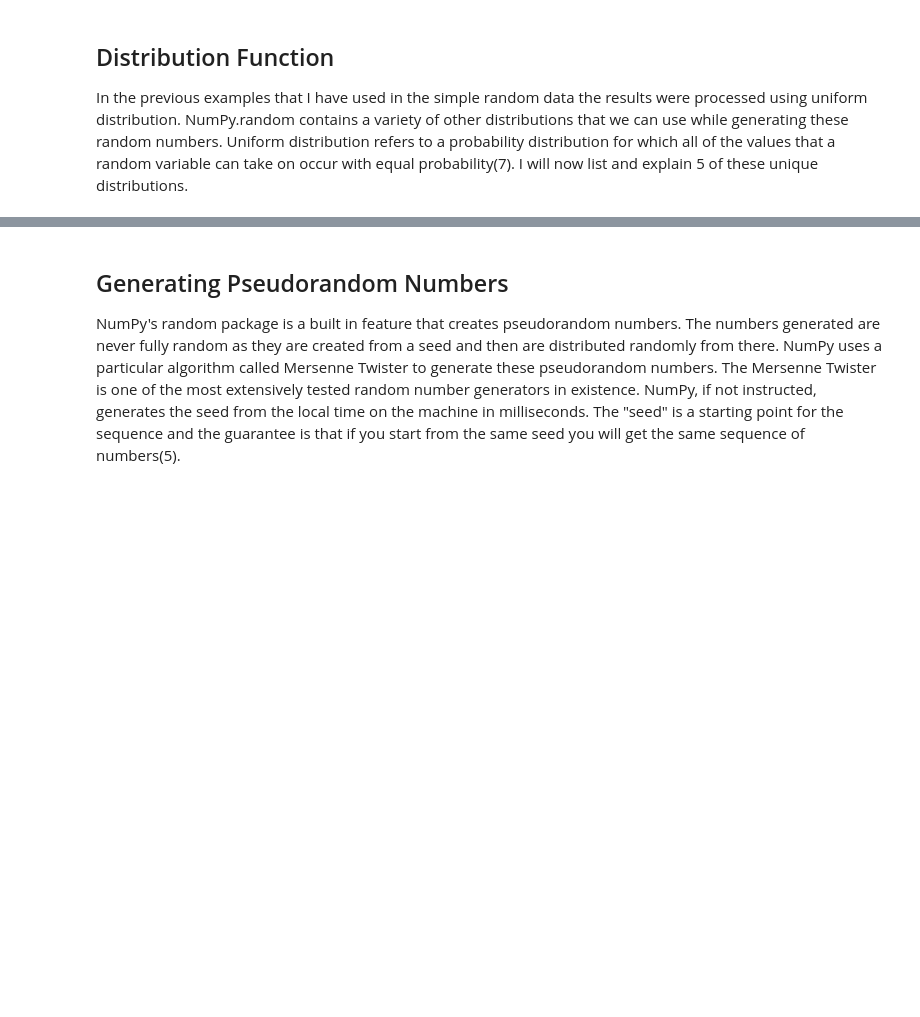
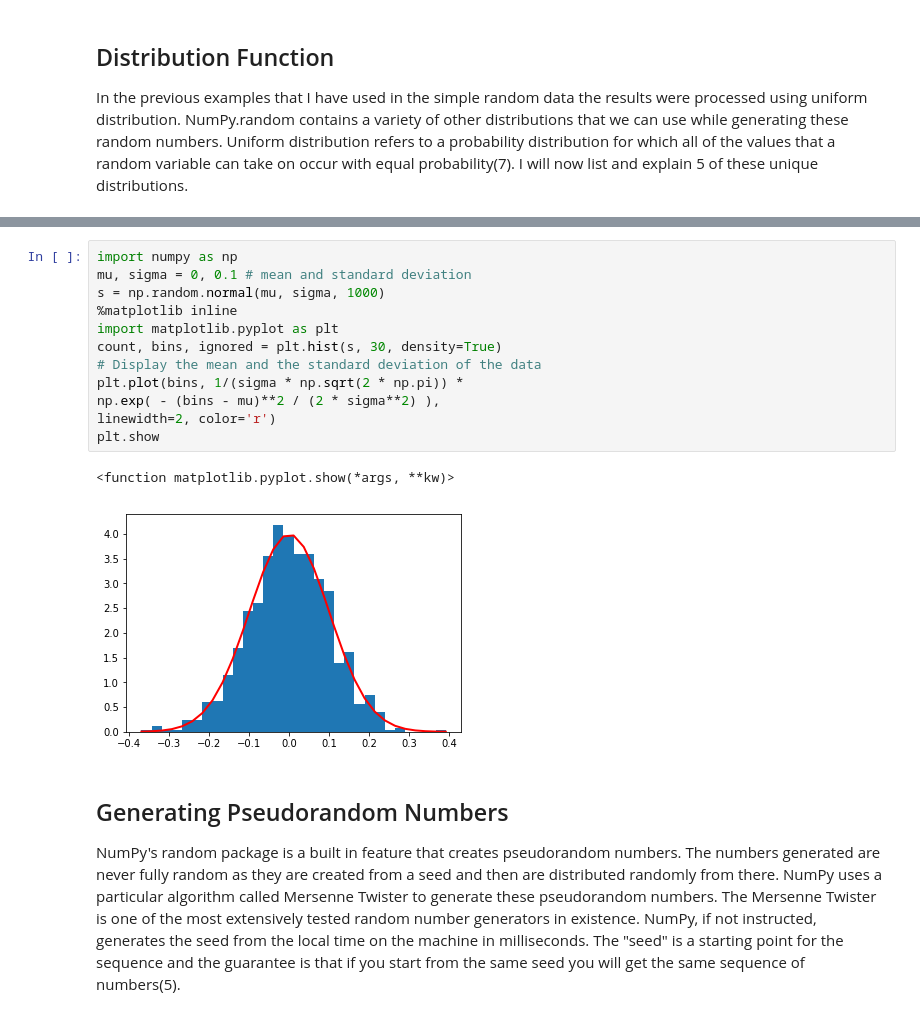
Before and after one commit to tullowhurler/numpy.random, a Jupyter notebook: numpy-random.ipynb, the cells around one changed output, grey strips where cells are left out. Saved outputs shown, nothing was run; the diff lists cells and outputs as text; blank space fills up the shorter version.

```diff
--- a/numpy-random.ipynb
+++ b/numpy-random.ipynb
@@ -61,3 +65,18 @@ plt.show()
+# %%
+import numpy as np
+mu, sigma = 0, 0.1 # mean and standard deviation
+s = np.random.normal(mu, sigma, 1000)
+%matplotlib inline
+import matplotlib.pyplot as plt
+count, bins, ignored = plt.hist(s, 30, density=True)
+# Display the mean and the standard deviation of the data
+plt.plot(bins, 1/(sigma * np.sqrt(2 * np.pi)) *
+np.exp( - (bins - mu)**2 / (2 * sigma**2) ),
+linewidth=2, color='r')
+plt.show
+# %% [output]
+<function matplotlib.pyplot.show(*args, **kw)>
+[figure, added]
 # %% [markdown]
 ## Generating Pseudorandom Numbers
 NumPy's random package is a built in feature that creates pseudorandom numbers. The numbers generated are never fully random as they are created from a seed and then are distributed randomly from there. NumPy uses a particular algorithm called Mersenne Twister to generate these pseudorandom numbers. The Mersenne Twister is one of the most extensively tested random number generators in existence. NumPy, if not instructed, generates the seed from the local time on the machine in milliseconds. The "seed" is a starting point for the sequence and the guarantee is that if you start from the same seed you will get the same sequence of numbers(5).
```
Also changed, not shown: parts of 4 cells of this notebook.
